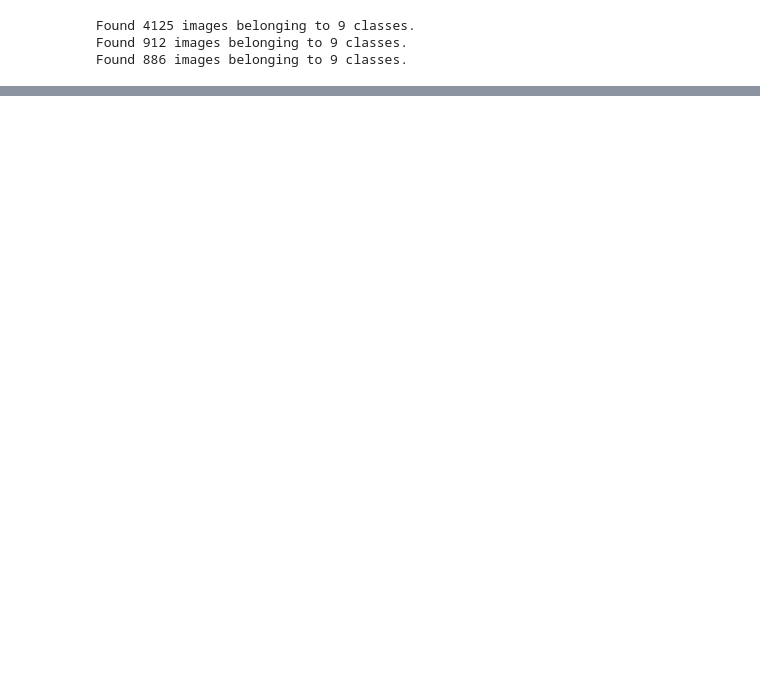
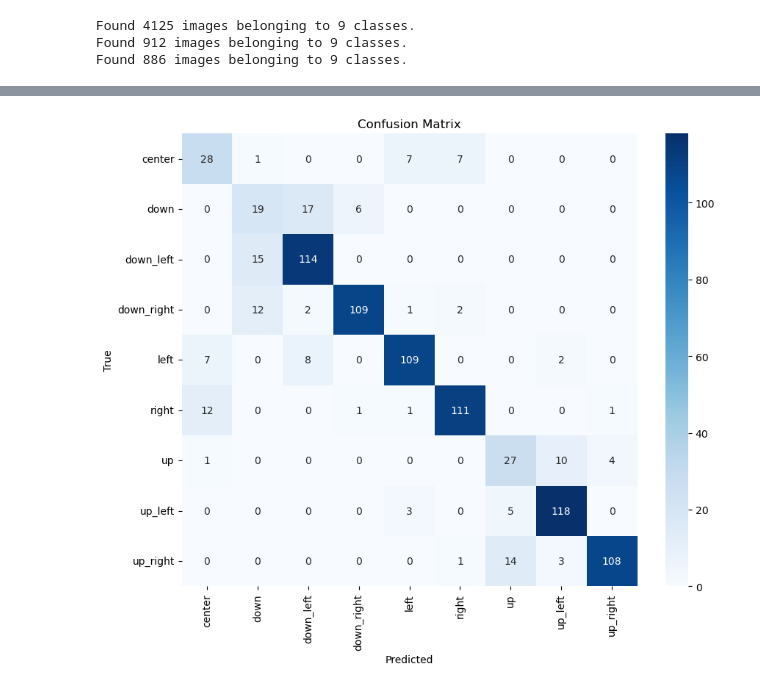
Before and after one commit to jkli-2/gesture-gaze-extension, a Jupyter notebook: notebooks/Exp3_MobileNetV2.ipynb, the cells around one changed output, grey strips where cells are left out. Saved outputs shown, nothing was run; the diff lists cells and outputs as text; code cells hidden in the pictures; blank space fills up the shorter version.

```diff
--- a/notebooks/Exp3_MobileNetV2.ipynb
+++ b/notebooks/Exp3_MobileNetV2.ipynb
@@ -109,0 +143,19 @@ Test Accuracy: 0.3871
+# %%
+best_model = tf.keras.models.load_model(BEST_MODEL_PATH)
+last_model = tf.keras.models.load_model(LAST_MODEL_PATH)
+# %%
+model = best_model
+
+test_gen = tf.keras.preprocessing.image.ImageDataGenerator(rescale=1./255).flow_from_directory(
+    os.path.join(DATA_DIR, 'test'),
+    target_size=IMG_SIZE,
+    batch_size=BATCH_SIZE,
+    class_mode='categorical',
+    shuffle=False
+)
+
+# Predict
+y_pred_probs = model.predict(test_gen)
+y_pred = np.argmax(y_pred_probs, axis=1)
+y_true = test_gen.classes
+class_names = list(test_gen.class_indices.keys())
@@ -109,0 +213,11 @@ Test Accuracy: 0.3871
+# %%
+# 3. Confusion matrix
+cm = confusion_matrix(y_true, y_pred)
+plt.figure(figsize=(10, 8))
+sns.heatmap(cm, annot=True, fmt='d', xticklabels=class_names, yticklabels=class_names, cmap='Blues')
+plt.title('Confusion Matrix')
+plt.xlabel('Predicted')
+plt.ylabel('True')
+plt.show()
+# %% [output]
+[figure, added]
```
Also changed, not shown: parts of 10 cells of this notebook.
